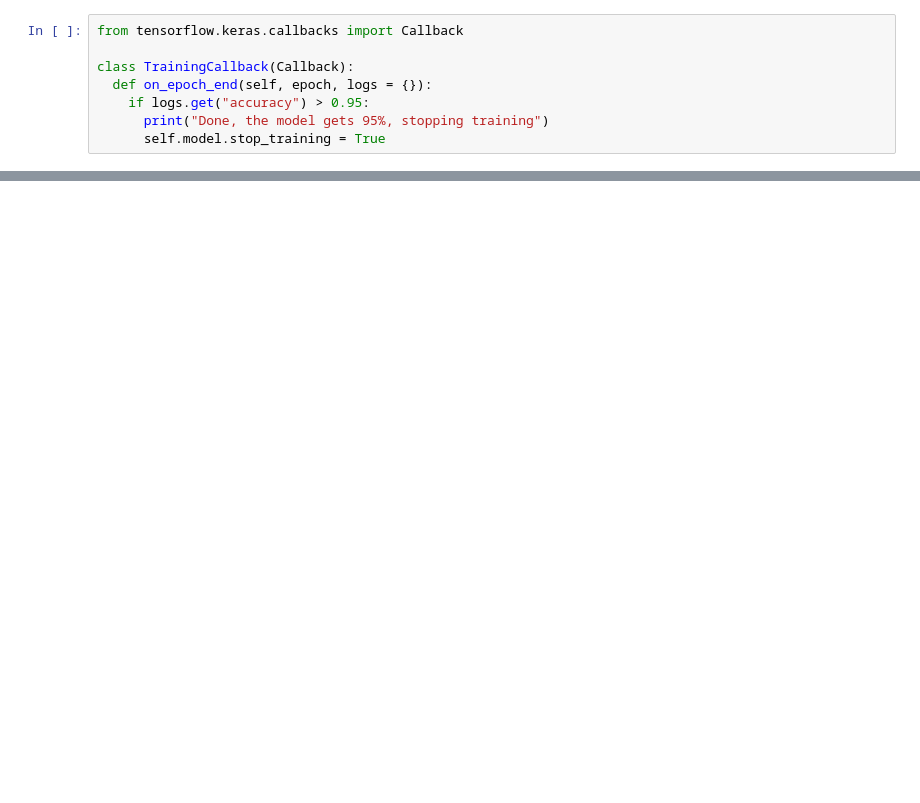
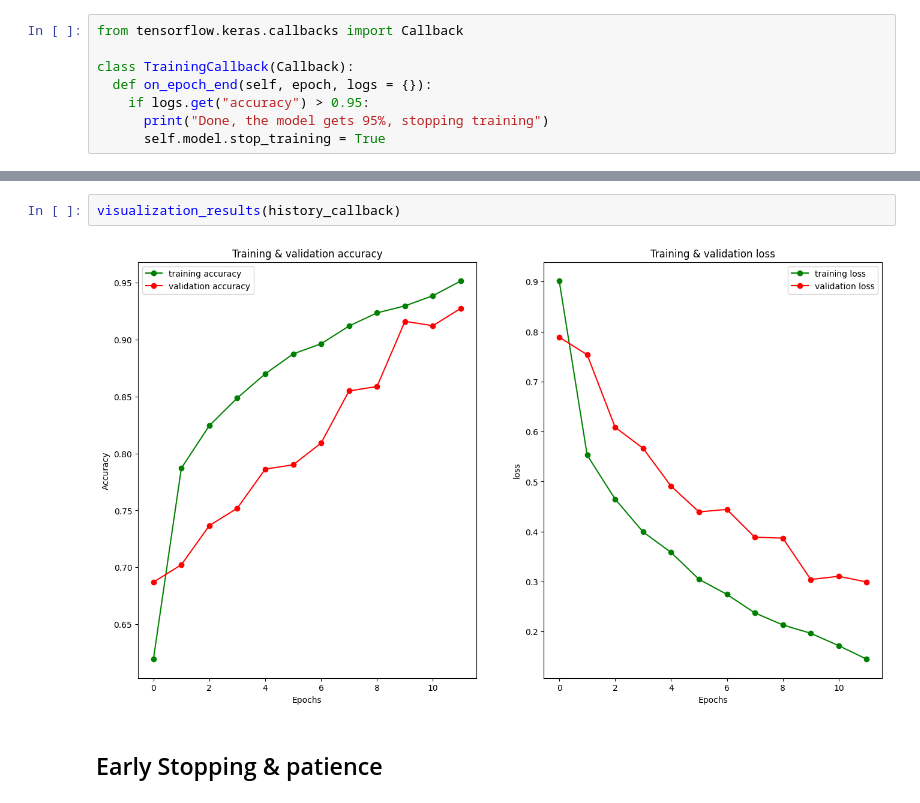
Before and after one commit to LennyRBriones/neural-networks-practices, a Jupyter notebook: brain_project.ipynb, the cells around one changed output, grey strips where cells are left out. Cells and saved outputs as stored; diff of their text form; blank space fills up the shorter version.

Commit message:
callbacks, early stopping and model constructor

```diff
--- a/brain_project.ipynb
+++ b/brain_project.ipynb
@@ -343,0 +327,6 @@ Epoch 14/20
+# %%
+visualization_results(history_callback)
+# %% [output]
+[figure, added]
+# %% [markdown]
+## Early Stopping & patience
```
Also changed, not shown: parts of 31 cells of this notebook.
